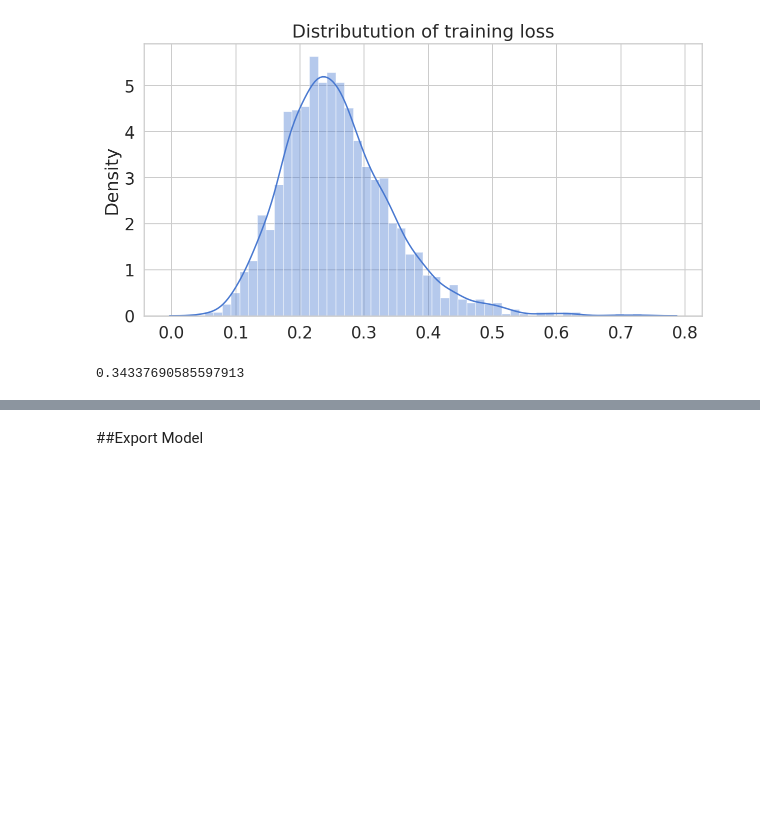
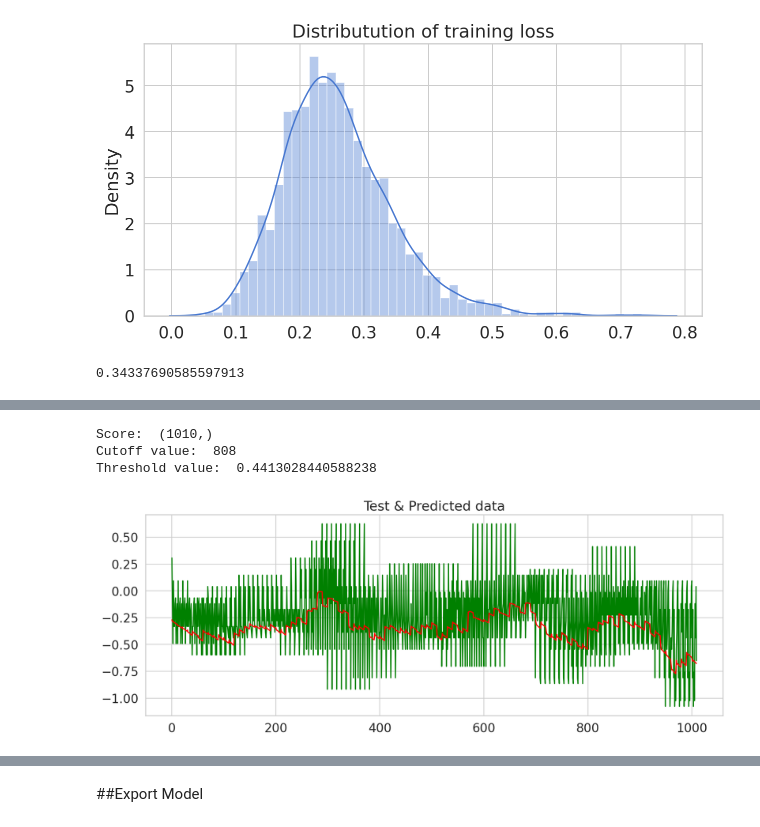
Before and after one commit to hieumenbox/GoogleColab, a Jupyter notebook: pH_sensor_LSTM_annomably_detection.ipynb, the cells around one changed output, grey strips where cells are left out. Drawn from its saved outputs; the diff is of its cells as text; code cells hidden in the pictures; blank space fills up the shorter version.

```diff
--- a/pH_sensor_LSTM_annomably_detection.ipynb
+++ b/pH_sensor_LSTM_annomably_detection.ipynb
@@ -195,17 +195,18 @@ y_pred = model.predict(X_test)
 print('Predict shape:', y_pred.shape); print();
 mae = np.mean(np.abs(y_pred - X_test), axis=1)
 # reshaping prediction
-pred = y_pred.reshape((y_pred.shape[0] * y_pred.shape[1]), y_pred.shape[2])
+pred = y_pred.reshape((y_pred.shape[0] * y_pred.shape[1]),
+                      y_pred.shape[2])
 print('Prediction:', pred.shape); print();
 print('Test data shape:', X_test.shape); print();
 # reshaping test data
-X_test = X_test.reshape((X_test.shape[0] * X_test.shape[1]), X_test.shape[2])
+X_test = X_test.reshape((X_test.shape[0] * X_test.shape[1]),
+                        X_test.shape[2])
 print('Test data:', X_test.shape); print();
 # error computation
 errors = X_test - pred
 print('Error:', errors.shape); print();
 # rmse on test data
-RMSE = math.sqrt(mean_squared_error(X_test, pred_reshape))
-RMSE = np.sqrt(((X_test - targets) ** 2).mean()
+RMSE = np.sqrt(((X_test - pred) ** 2).mean())
 print('Test RMSE: %.3f' % RMSE);
 # %% [output]
@@ -230,0 +224,22 @@ anomalies
+# %%
+dist = np.linalg.norm (X_test - pred, axis=1);
+scores = dist.copy();
+print('Score: ', scores.shape);
+scores.sort();
+cut_off = int(0.8*len(scores));
+print('Cutoff value: ', cut_off);
+threshold = scores[cut_off];
+print ('Threshold value: ',threshold);
+# print(scores[1000])
+# %% [output]
+Score:  (1010,)
+Cutoff value:  808
+Threshold value:  0.4413028440588238
+# %%
+plt.figure(figsize= (14,5))
+plt.plot(X_test, color ='green')
+plt.plot (pred, color ='red')
+plt.title("Test & Predicted data")
+plt.show();
+# %% [output]
+[figure, added]
```
Also changed, not shown: parts of 10 cells of this notebook.
